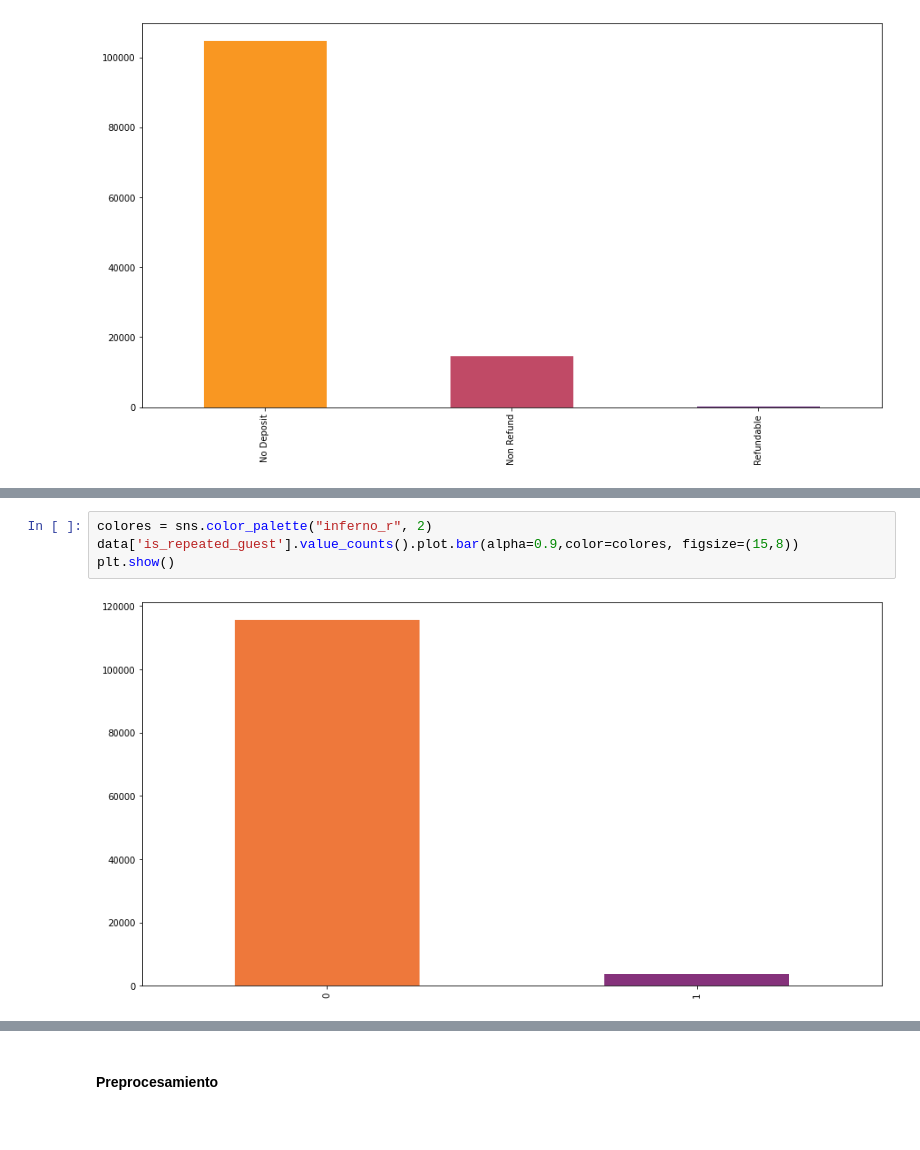
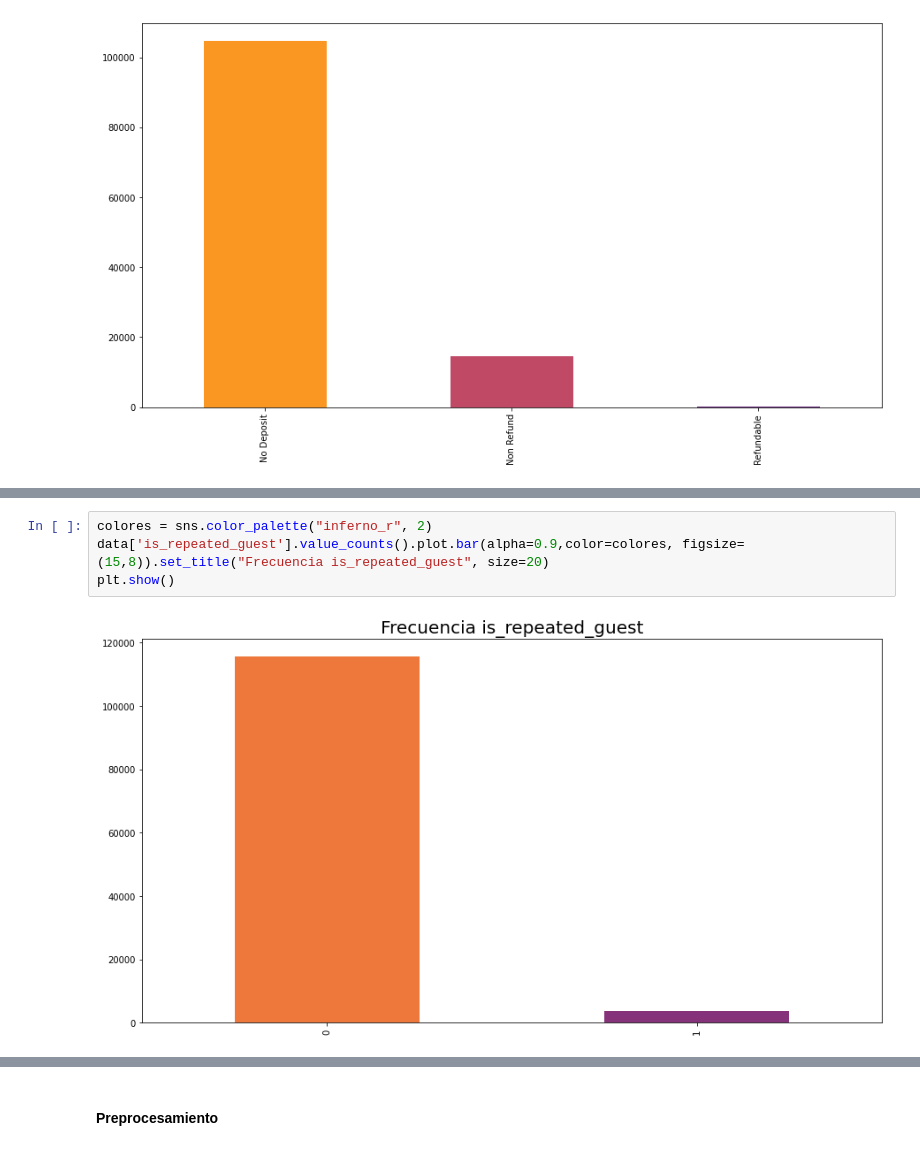
Before and after one commit to 1gnacio/orgadatos-collab-tp2, a Jupyter notebook: TP2.ipynb, the cells around one changed output, grey strips where cells are left out. Cells and saved outputs as stored; diff of their text form.

```diff
--- a/TP2.ipynb
+++ b/TP2.ipynb
@@ -1220,6 +1379,6 @@ plt.show()
 # %%
 colores = sns.color_palette("inferno_r", 2)
-data['is_repeated_guest'].value_counts().plot.bar(alpha=0.9,color=colores, figsize=(15,8))
+data['is_repeated_guest'].value_counts().plot.bar(alpha=0.9,color=colores, figsize=(15,8)).set_title("Frecuencia is_repeated_guest", size=20)
 plt.show()
 # %% [output]
-[figure, old version]
+[figure, new version]
```
Also changed, not shown: parts of 104 cells of this notebook.
